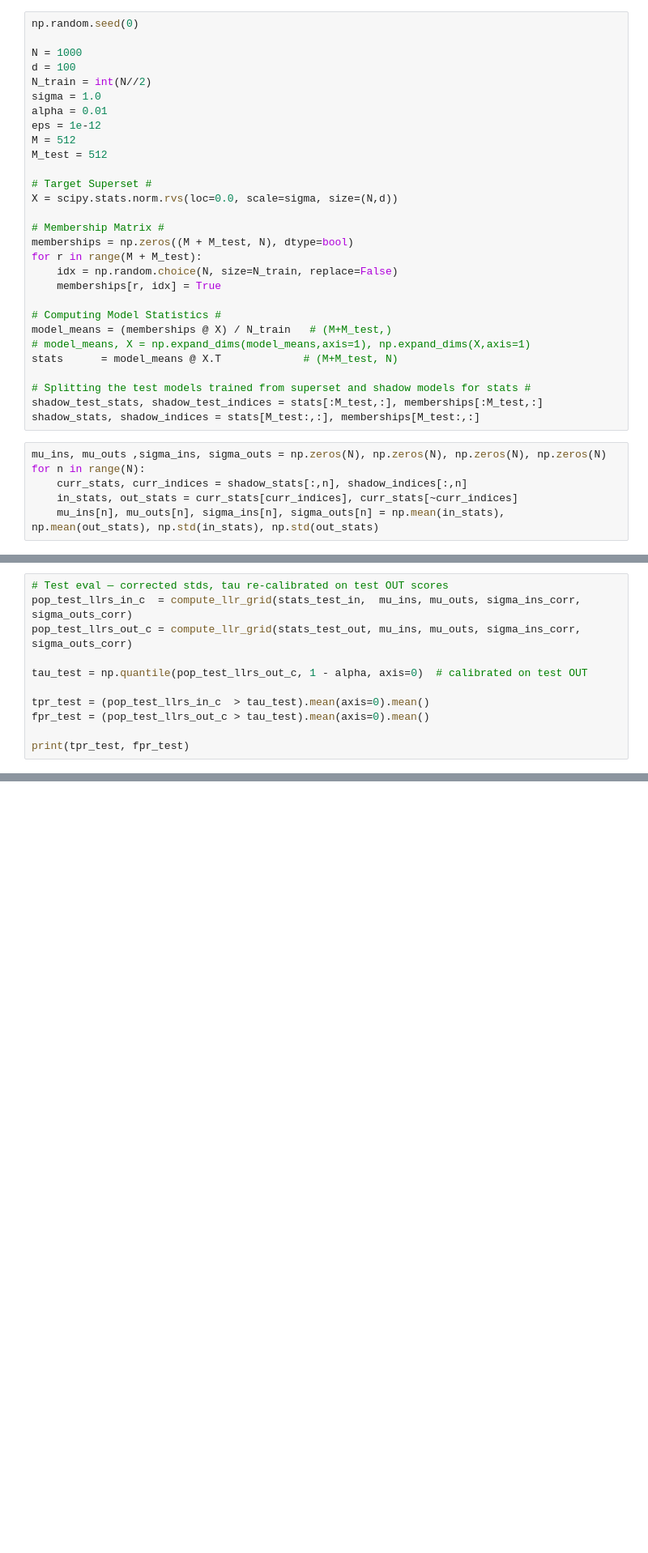
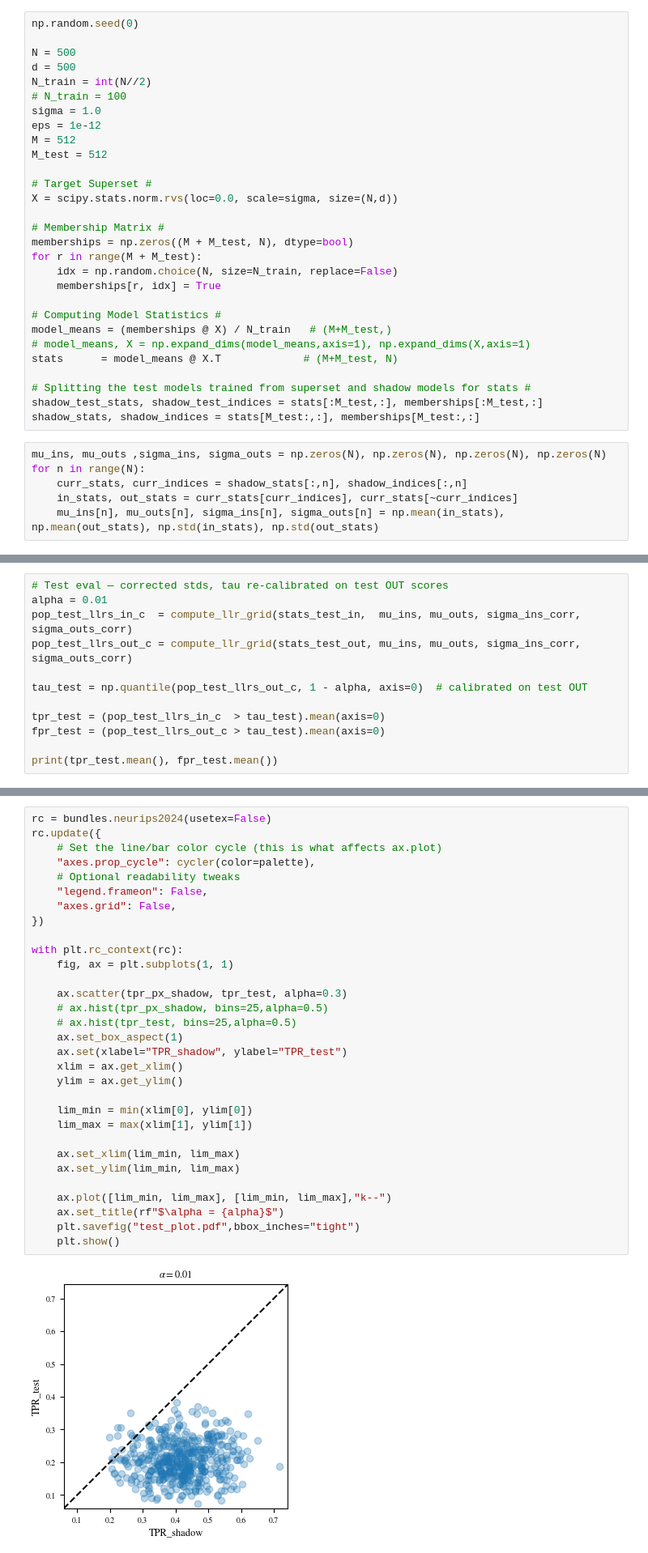
Before and after one commit to TrustworthyMLHelsinki/mi_vulnerbility_evaluation, a Jupyter notebook: finite_pop_eval.ipynb, the cells around one changed output, grey strips where cells are left out. Shown at 81% size. Cells and saved outputs as stored; diff of their text form; blank space fills up the shorter version.

```diff
--- a/finite_pop_eval.ipynb
+++ b/finite_pop_eval.ipynb
@@ -35,11 +35,11 @@ Train M_test models on subsets of D_shadow and evaluate TPR/FPR PX for them usin
 # %%
 np.random.seed(0)
 
-N = 1000
-d = 100
+N = 500
+d = 500
 N_train = int(N//2)
+# N_train = 100
 sigma = 1.0
-alpha = 0.01
 eps = 1e-12
 M = 512
 M_test = 512
@@ -145,12 +126,13 @@ for n in range(N):
 # %%
 # Test eval — corrected stds, tau re-calibrated on test OUT scores
+alpha = 0.01
 pop_test_llrs_in_c  = compute_llr_grid(stats_test_in,  mu_ins, mu_outs, sigma_ins_corr, sigma_outs_corr)
 pop_test_llrs_out_c = compute_llr_grid(stats_test_out, mu_ins, mu_outs, sigma_ins_corr, sigma_outs_corr)
 
 tau_test = np.quantile(pop_test_llrs_out_c, 1 - alpha, axis=0)  # calibrated on test OUT
 
-tpr_test = (pop_test_llrs_in_c  > tau_test).mean(axis=0).mean()
-fpr_test = (pop_test_llrs_out_c > tau_test).mean(axis=0).mean()
+tpr_test = (pop_test_llrs_in_c  > tau_test).mean(axis=0)
+fpr_test = (pop_test_llrs_out_c > tau_test).mean(axis=0)
 
-print(tpr_test, fpr_test)
+print(tpr_test.mean(), fpr_test.mean())
 # %% [output]
@@ -158,3 +140,36 @@ print(tpr_test, fpr_test)
+# %%
+rc = bundles.neurips2024(usetex=False)
+rc.update({
+    # Set the line/bar color cycle (this is what affects ax.plot)
+    "axes.prop_cycle": cycler(color=palette),
+    # Optional readability tweaks
+    "legend.frameon": False,
+    "axes.grid": False,
+})
+
+with plt.rc_context(rc):
+    fig, ax = plt.subplots(1, 1)
+
+    ax.scatter(tpr_px_shadow, tpr_test, alpha=0.3)
+    # ax.hist(tpr_px_shadow, bins=25,alpha=0.5)
+    # ax.hist(tpr_test, bins=25,alpha=0.5)
+    ax.set_box_aspect(1)
+    ax.set(xlabel="TPR_shadow", ylabel="TPR_test")
+    xlim = ax.get_xlim()
+    ylim = ax.get_ylim()
+
+    lim_min = min(xlim[0], ylim[0])
+    lim_max = max(xlim[1], ylim[1])
+
+    ax.set_xlim(lim_min, lim_max)
+    ax.set_ylim(lim_min, lim_max)
+
+    ax.plot([lim_min, lim_max], [lim_min, lim_max],"k--")
+    ax.set_title(rf"$\alpha = {alpha}$")
+    plt.savefig("test_plot.pdf",bbox_inches="tight")
+    plt.show()
+# %% [output]
+[figure, added]
 # %% [markdown]
 ### Objective 1:  Analytical vs. Empirical Standard Deviations
 # %%
```
Also changed, not shown: parts of 11 cells of this notebook.
